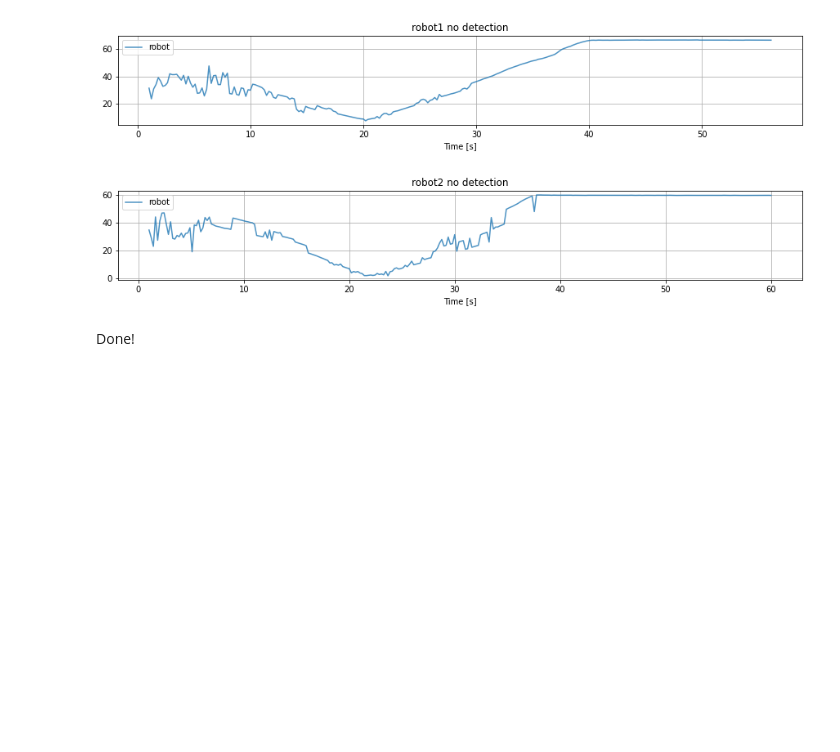
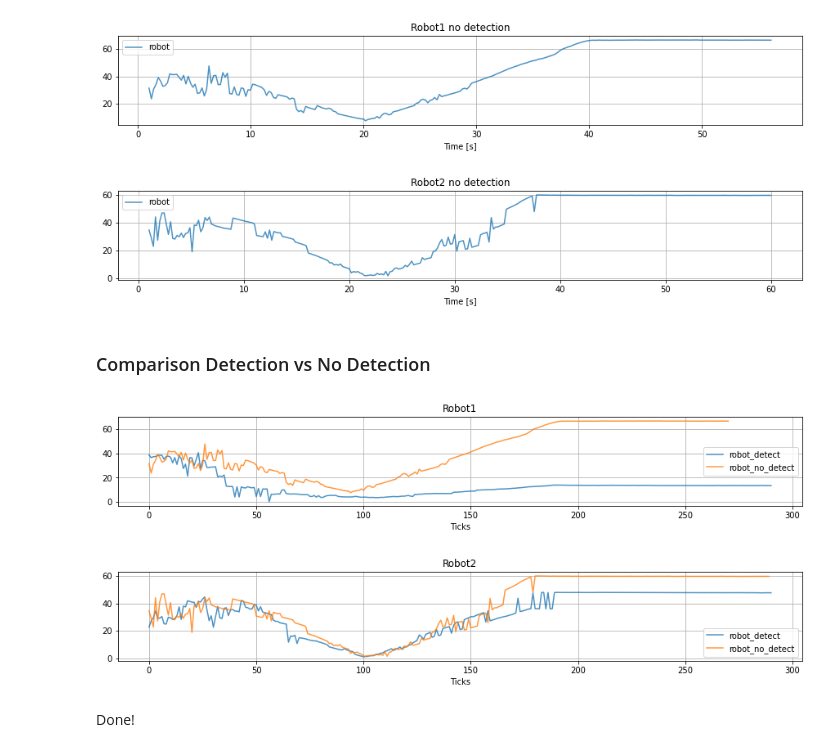
Before and after one commit to leoniloris/Multi-Robot-Localization, a Jupyter notebook: experiments.ipynb, the cells around one changed output. Drawn from its saved outputs; the diff is of its cells as text; code cells hidden in the pictures; blank space fills up the shorter version.

Commit message:
Comparison between detection and no detection.

```diff
--- a/experiments.ipynb
+++ b/experiments.ipynb
@@ -212,20 +214,45 @@ plot_best_instantaneous_cluster_error_accumulated(robot2_accumulated_detection,
 # %% [markdown]
 ### No detection
 # %%
-EXPERIMENT_LEN = 290
+EXPERIMENT_LEN_NO_DETECT = 290
 
-robot1_accumulated_no_detection = np.zeros(EXPERIMENT_LEN)
-robot2_accumulated_no_detection = np.zeros(EXPERIMENT_LEN)
+robot1_accumulated_no_detection = np.zeros(EXPERIMENT_LEN_NO_DETECT)
+robot2_accumulated_no_detection = np.zeros(EXPERIMENT_LEN_NO_DETECT)
 for k, v in no_detection_dfs.items():
     if 'robot1' in k:
-        robot1_accumulated_no_detection += v.best_cluster_error[:EXPERIMENT_LEN]
+        robot1_accumulated_no_detection += v.best_cluster_error[:EXPERIMENT_LEN_NO_DETECT]
     elif 'robot2' in k:
-        robot2_accumulated_no_detection += v.best_cluster_error[:EXPERIMENT_LEN]
+        robot2_accumulated_no_detection += v.best_cluster_error[:EXPERIMENT_LEN_NO_DETECT]
 
-plot_best_instantaneous_cluster_error_accumulated(robot1_accumulated_no_detection, 'robot1 no detection', EXPERIMENT_LEN)
-plot_best_instantaneous_cluster_error_accumulated(robot2_accumulated_no_detection, 'robot2 no detection', EXPERIMENT_LEN)
+plot_best_instantaneous_cluster_error_accumulated(
+    robot1_accumulated_no_detection, 'Robot1 no detection', EXPERIMENT_LEN_NO_DETECT)
+plot_best_instantaneous_cluster_error_accumulated(
+    robot2_accumulated_no_detection, 'Robot2 no detection', EXPERIMENT_LEN_NO_DETECT)
 # %% [output]
 [figure]
 [figure]
+# %% [markdown]
+### Comparison Detection vs No Detection
+# %%
+def plot_best_instantaneous_cluster_error_accumulated(
+    accumulated_error_detect, accumulated_error_no_detect, title, experiment_size):
+#     t = np.linspace(1, EXPERIMENT_TIME_S, experiment_size)
+
+    plt.figure(figsize=(15, 2))
+    plt.title(title)
+    plt.plot(_cells_to_meters(accumulated_error_detect), alpha=0.8, label='robot_detect')
+    plt.plot(_cells_to_meters(accumulated_error_no_detect), alpha=0.8, label='robot_no_detect')
+    plt.xlabel('Ticks')
+    plt.legend()
+    plt.grid()
+    plt.show()
+
+plot_best_instantaneous_cluster_error_accumulated(
+    robot1_accumulated_detection, robot1_accumulated_no_detection, 'Robot1', EXPERIMENT_LEN_DETECT)
+plot_best_instantaneous_cluster_error_accumulated(
+    robot2_accumulated_detection, robot2_accumulated_no_detection, 'Robot2', EXPERIMENT_LEN_NO_DETECT)
+# %% [output]
+[figure, added]
+[figure, added]
 # %% [markdown]
 Done!
```
Also changed, not shown: parts of 1 cell of this notebook.
